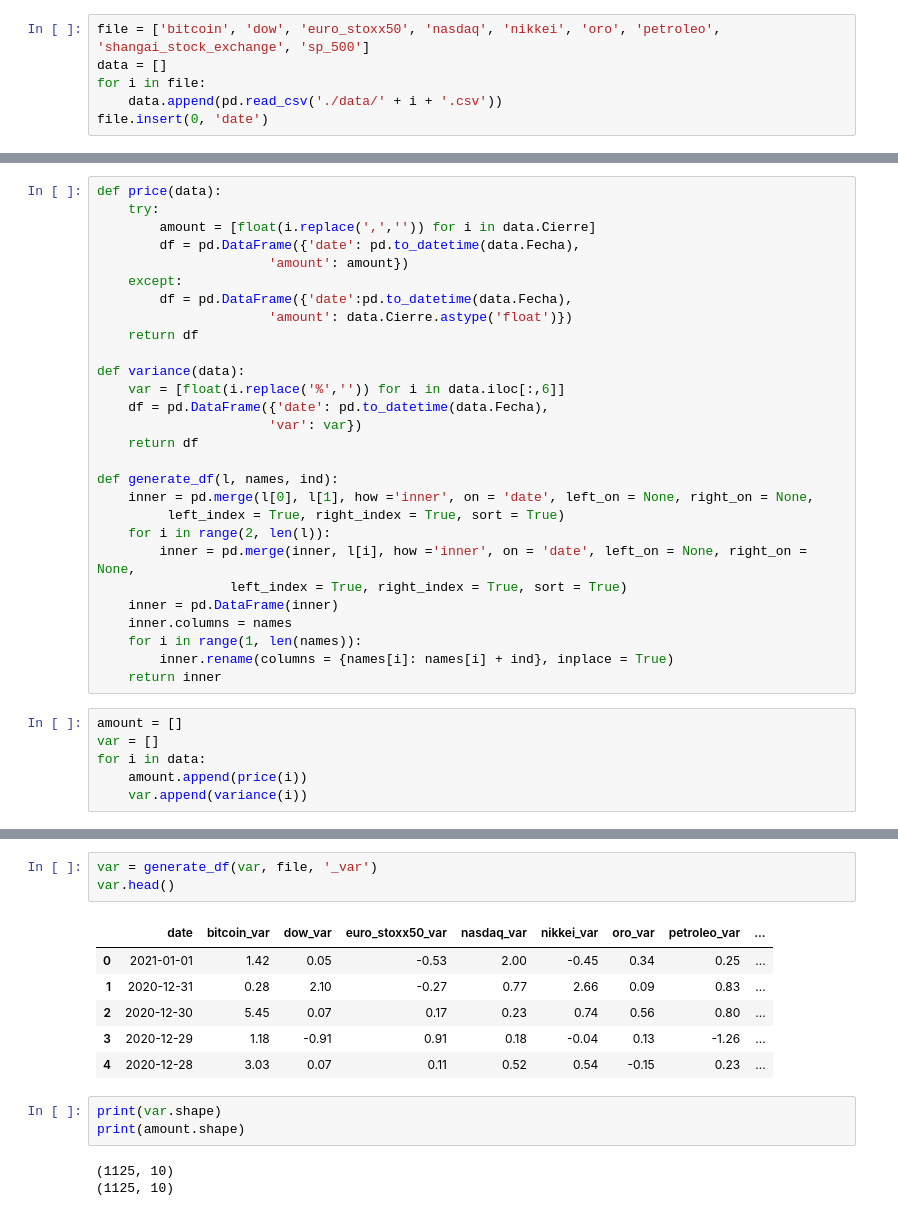
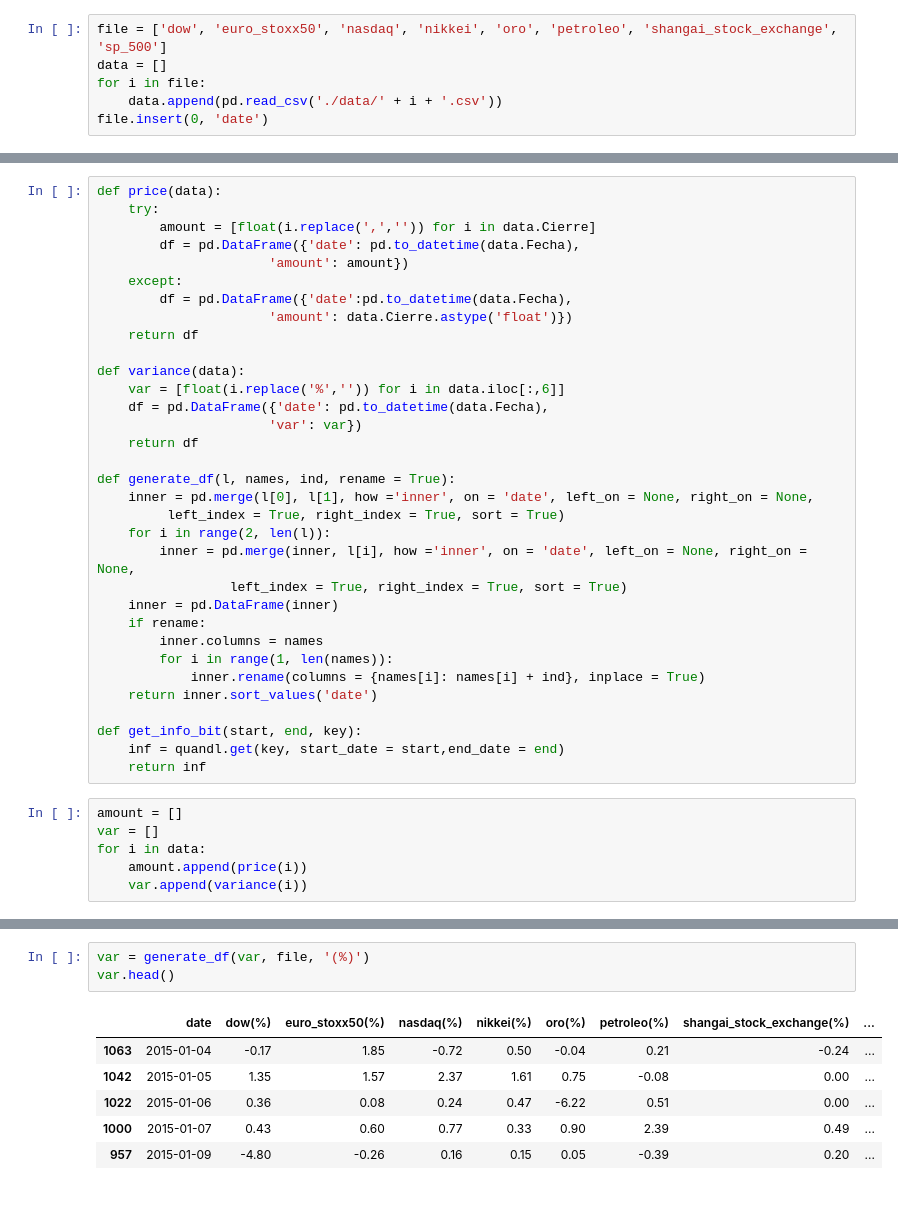
Before and after one commit to keniaCisneros/bitcoins_pricing, a Jupyter notebook: datasets.ipynb, the cells around one changed output, grey strips where cells are left out. Saved outputs shown, nothing was run; the diff lists cells and outputs as text.

```diff
--- a/datasets.ipynb
+++ b/datasets.ipynb
@@ -4,5 +6,5 @@ from datetime import datetime
 # %%
-file = ['bitcoin', 'dow', 'euro_stoxx50', 'nasdaq', 'nikkei', 'oro', 'petroleo', 'shangai_stock_exchange', 'sp_500']
+file = ['dow', 'euro_stoxx50', 'nasdaq', 'nikkei', 'oro', 'petroleo', 'shangai_stock_exchange', 'sp_500']
 data = []
 for i in file:
     data.append(pd.read_csv('./data/' + i + '.csv'))
@@ -45,17 +47,22 @@ def variance(data):
                       'var': var})
     return df
 
-def generate_df(l, names, ind):
+def generate_df(l, names, ind, rename = True):
     inner = pd.merge(l[0], l[1], how ='inner', on = 'date', left_on = None, right_on = None,
          left_index = True, right_index = True, sort = True)
     for i in range(2, len(l)):
         inner = pd.merge(inner, l[i], how ='inner', on = 'date', left_on = None, right_on = None,
                  left_index = True, right_index = True, sort = True)
     inner = pd.DataFrame(inner)
-    inner.columns = names
-    for i in range(1, len(names)):
-        inner.rename(columns = {names[i]: names[i] + ind}, inplace = True)
-    return inner
+    if rename:
+        inner.columns = names
+        for i in range(1, len(names)):
+            inner.rename(columns = {names[i]: names[i] + ind}, inplace = True)
+    return inner.sort_values('date')
+
+def get_info_bit(start, end, key):
+    inf = quandl.get(key, start_date = start,end_date = end)
+    return inf
 # %%
 amount = []
 var = []
@@ -106,16 +112,10 @@ amount.head()
 # %%
-var = generate_df(var, file, '_var')
+var = generate_df(var, file, '(%)')
 var.head()
 # %% [output]
-|  | date | bitcoin_var | dow_var | euro_stoxx50_var | nasdaq_var | nikkei_var | oro_var | petroleo_var | ... |
-| 0 | 2021-01-01 | 1.42 | 0.05 | -0.53 | 2.00 | -0.45 | 0.34 | 0.25 | ... |
-| 1 | 2020-12-31 | 0.28 | 2.10 | -0.27 | 0.77 | 2.66 | 0.09 | 0.83 | ... |
-| 2 | 2020-12-30 | 5.45 | 0.07 | 0.17 | 0.23 | 0.74 | 0.56 | 0.80 | ... |
-| 3 | 2020-12-29 | 1.18 | -0.91 | 0.91 | 0.18 | -0.04 | 0.13 | -1.26 | ... |
-| 4 | 2020-12-28 | 3.03 | 0.07 | 0.11 | 0.52 | 0.54 | -0.15 | 0.23 | ... |
+|  | date | dow(%) | euro_stoxx50(%) | nasdaq(%) | nikkei(%) | oro(%) | petroleo(%) | shangai_stock_exchange(%) | ... |
+| 1063 | 2015-01-04 | -0.17 | 1.85 | -0.72 | 0.50 | -0.04 | 0.21 | -0.24 | ... |
+| 1042 | 2015-01-05 | 1.35 | 1.57 | 2.37 | 1.61 | 0.75 | -0.08 | 0.00 | ... |
+| 1022 | 2015-01-06 | 0.36 | 0.08 | 0.24 | 0.47 | -6.22 | 0.51 | 0.00 | ... |
+| 1000 | 2015-01-07 | 0.43 | 0.60 | 0.77 | 0.33 | 0.90 | 2.39 | 0.49 | ... |
+| 957 | 2015-01-09 | -4.80 | -0.26 | 0.16 | 0.15 | 0.05 | -0.39 | 0.20 | ... |
-# %%
-print(var.shape)
-print(amount.shape)
-# %% [output]
-(1125, 10)
-(1125, 10)
```
Also changed, not shown: parts of 19 cells of this notebook, 8 other files.
